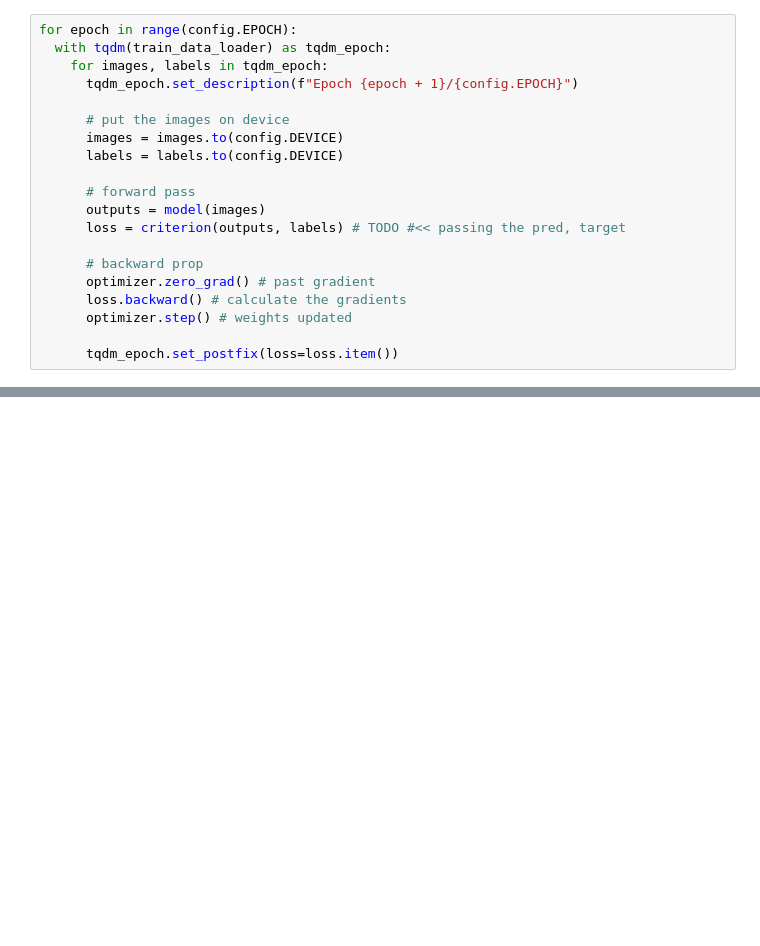
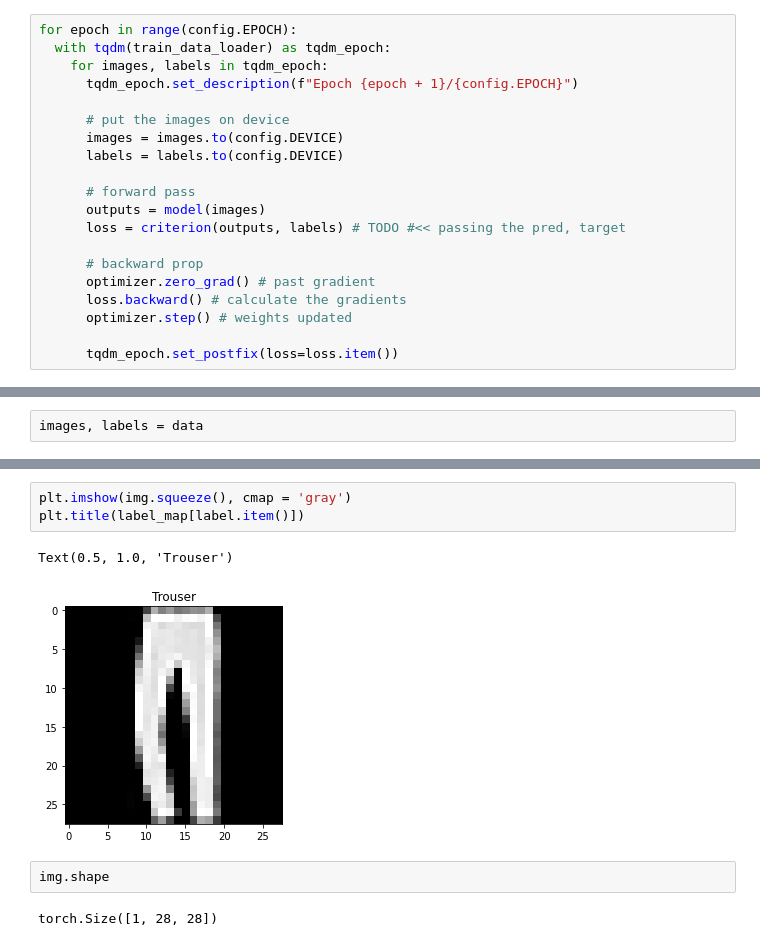
Before and after one commit to Neelesh-Jaiswal/Pytorch-CNN, a Jupyter notebook: notebook/Training Starts.ipynb, the cells around one changed output, grey strips where cells are left out. Drawn from its saved outputs; the diff is of its cells as text; blank space fills up the shorter version.

```diff
--- a/notebook/Training Starts.ipynb
+++ b/notebook/Training Starts.ipynb
@@ -198,0 +310,2 @@ for epoch in range(config.EPOCH):
+# %%
+images, labels = data
@@ -198,0 +329,10 @@ for epoch in range(config.EPOCH):
+# %%
+plt.imshow(img.squeeze(), cmap = 'gray')
+plt.title(label_map[label.item()])
+# %% [output]
+Text(0.5, 1.0, 'Trouser')
+[figure, added]
+# %%
+img.shape
+# %% [output]
+torch.Size([1, 28, 28])
```
Also changed, not shown: parts of 28 cells of this notebook.
